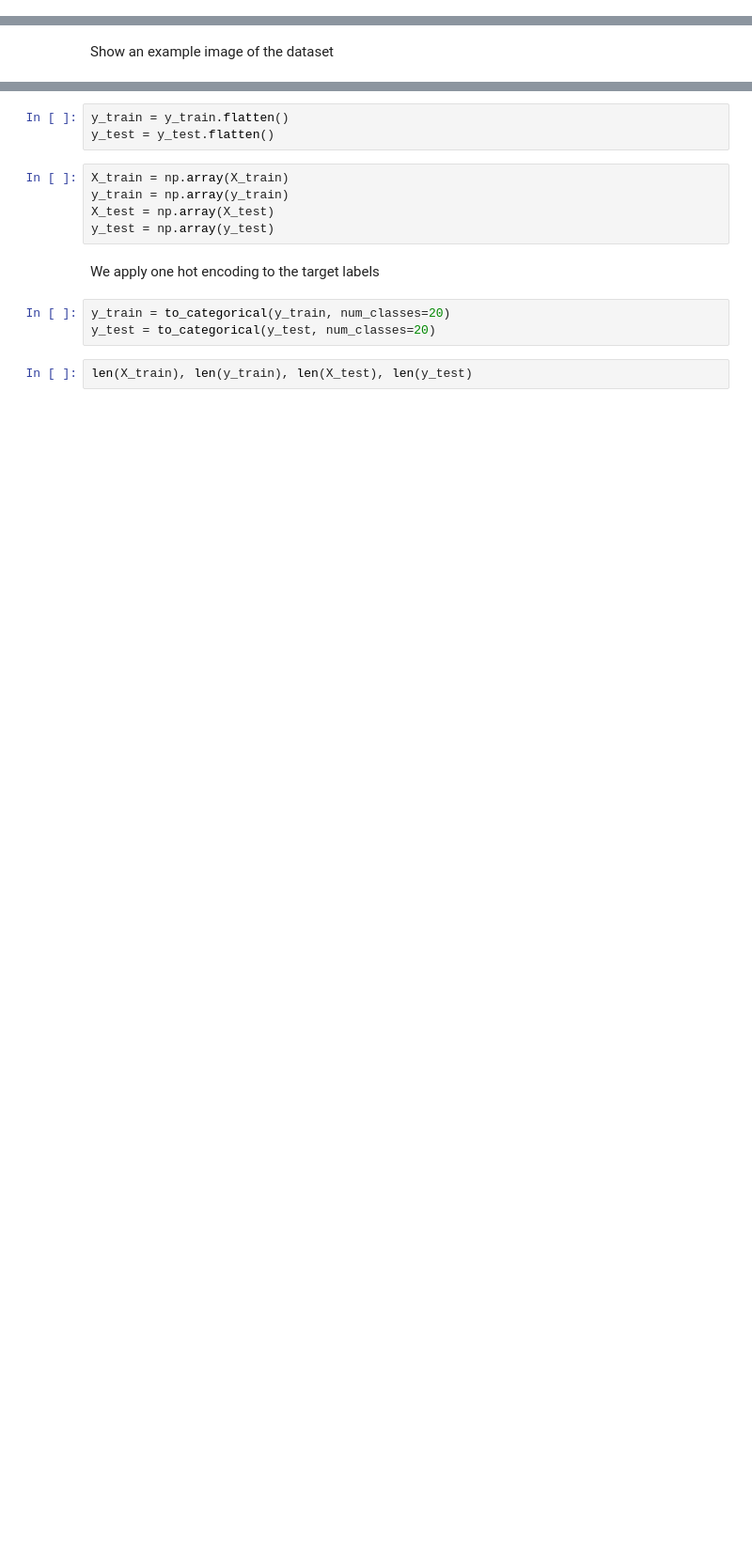
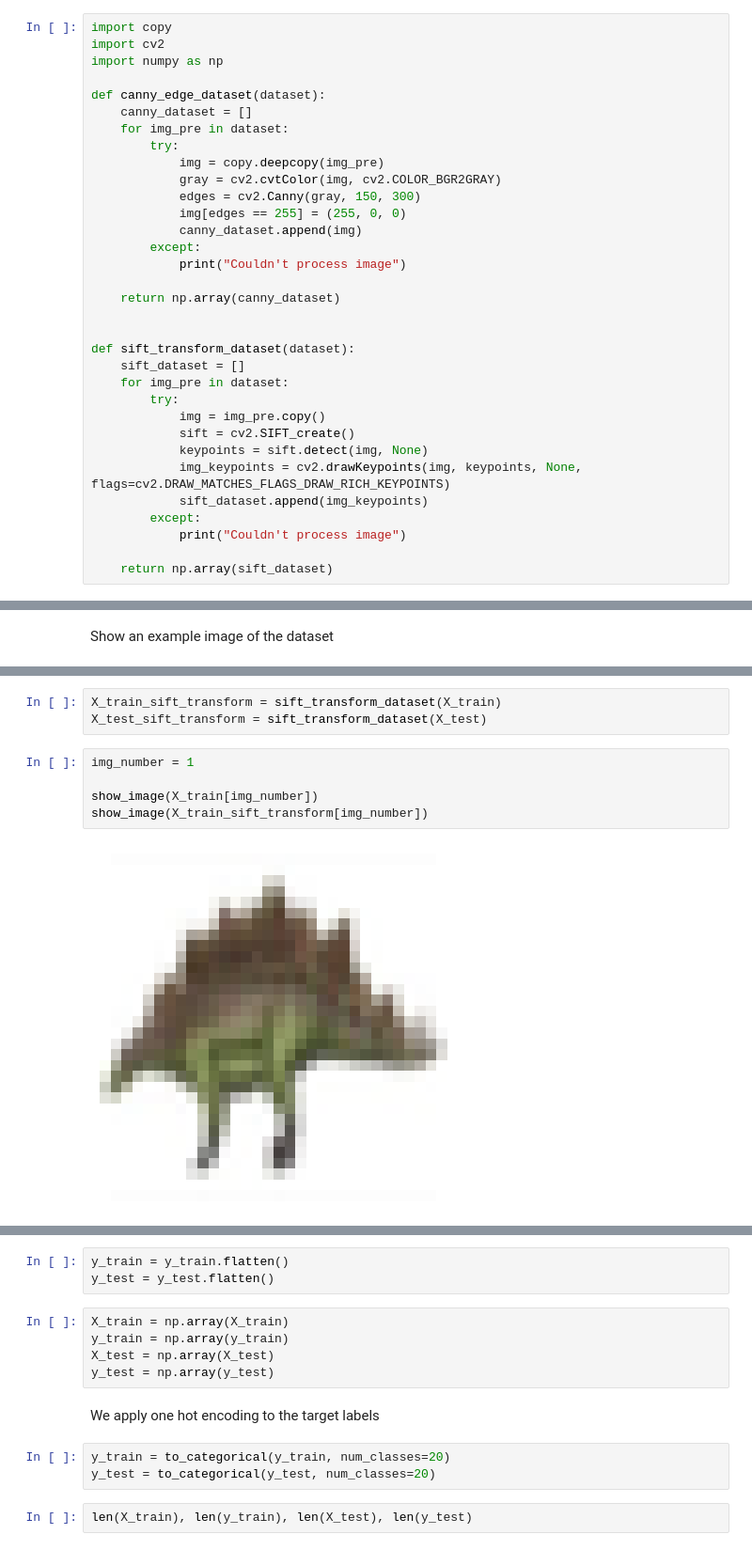
Before and after one commit to rubitopato/DL, a Jupyter notebook: main_final.ipynb, the cells around one changed output, grey strips where cells are left out. Shown at 94% size. Saved outputs shown, nothing was run; the diff lists cells and outputs as text; blank space fills up the shorter version.

```diff
--- a/main_final.ipynb
+++ b/main_final.ipynb
@@ -27,6 +29,39 @@ def show_image(image):
     plt.imshow(image)
     plt.axis("off")
     plt.show()
+# %%
+import copy
+import cv2
+import numpy as np
+
+def canny_edge_dataset(dataset):
+    canny_dataset = []
+    for img_pre in dataset:
+        try:
+            img = copy.deepcopy(img_pre)
+            gray = cv2.cvtColor(img, cv2.COLOR_BGR2GRAY)
+            edges = cv2.Canny(gray, 150, 300)
+            img[edges == 255] = (255, 0, 0)
+            canny_dataset.append(img)
+        except:
+            print("Couldn't process image")
+
+    return np.array(canny_dataset)
+
+
+def sift_transform_dataset(dataset):
+    sift_dataset = []
+    for img_pre in dataset:
+        try:
+            img = img_pre.copy()
+            sift = cv2.SIFT_create()
+            keypoints = sift.detect(img, None)
+            img_keypoints = cv2.drawKeypoints(img, keypoints, None, flags=cv2.DRAW_MATCHES_FLAGS_DRAW_RICH_KEYPOINTS)
+            sift_dataset.append(img_keypoints)
+        except:
+            print("Couldn't process image")
+
+    return np.array(sift_dataset)
 # %% [markdown]
 ## Preprocessing
 # %% [markdown]
@@ -45,0 +90,10 @@ show_image(X_train[10])
+# %%
+X_train_sift_transform = sift_transform_dataset(X_train)
+X_test_sift_transform = sift_transform_dataset(X_test)
+# %%
+img_number = 1
+
+show_image(X_train[img_number])
+show_image(X_train_sift_transform[img_number])
+# %% [output]
+[figure, added]
```
Also changed, not shown: parts of 149 cells of this notebook, 2 other files.
